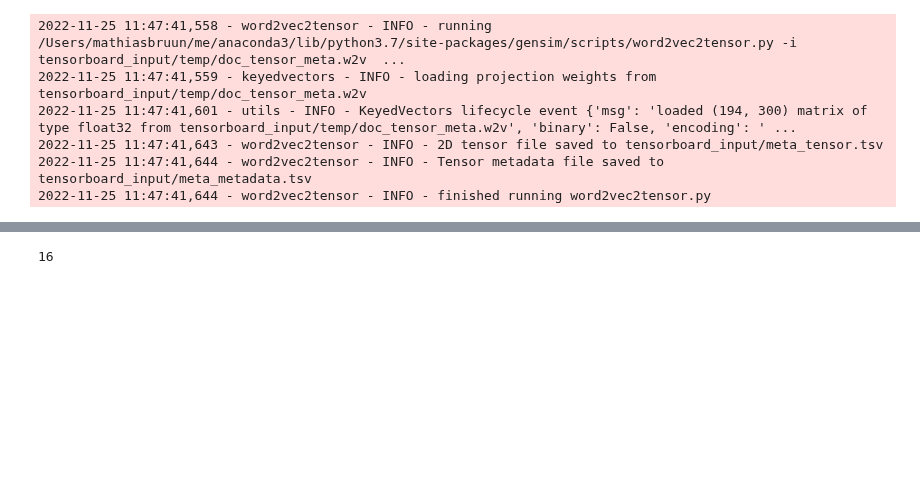
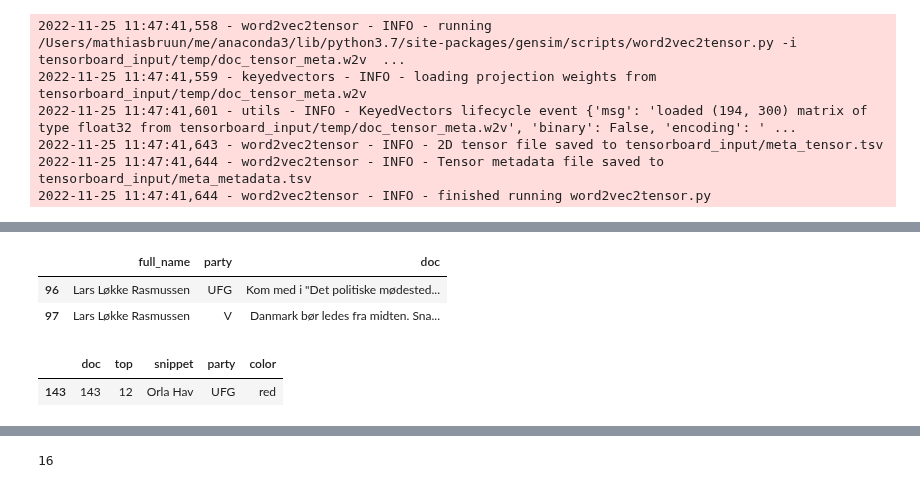
Before and after one commit to mathiasbruun/DCPA, a Jupyter notebook: politician2vec_example.ipynb, the cells around one changed output, grey strips where cells are left out. Saved outputs shown, nothing was run; the diff lists cells and outputs as text; code cells hidden in the pictures; blank space fills up the shorter version.

```diff
--- a/politician2vec_example.ipynb
+++ b/politician2vec_example.ipynb
@@ -359,0 +459,11 @@ topic_df
+# %%
+grouped_docs.loc[grouped_docs.full_name == 'Lars Løkke Rasmussen']
+# %% [output]
+|  | full_name | party | doc |
+| 96 | Lars Løkke Rasmussen | UFG | Kom med i "Det politiske mødested... |
+| 97 | Lars Løkke Rasmussen | V | Danmark bør ledes fra midten. Sna... |
+# %%
+topic_df.loc[topic_df['snippet'] == 'Orla Hav']
+# %% [output]
+|  | doc | top | snippet | party | color |
+| 143 | 143 | 12 | Orla Hav | UFG | red |
```
Also changed, not shown: parts of 25 cells of this notebook, 1 other file.
